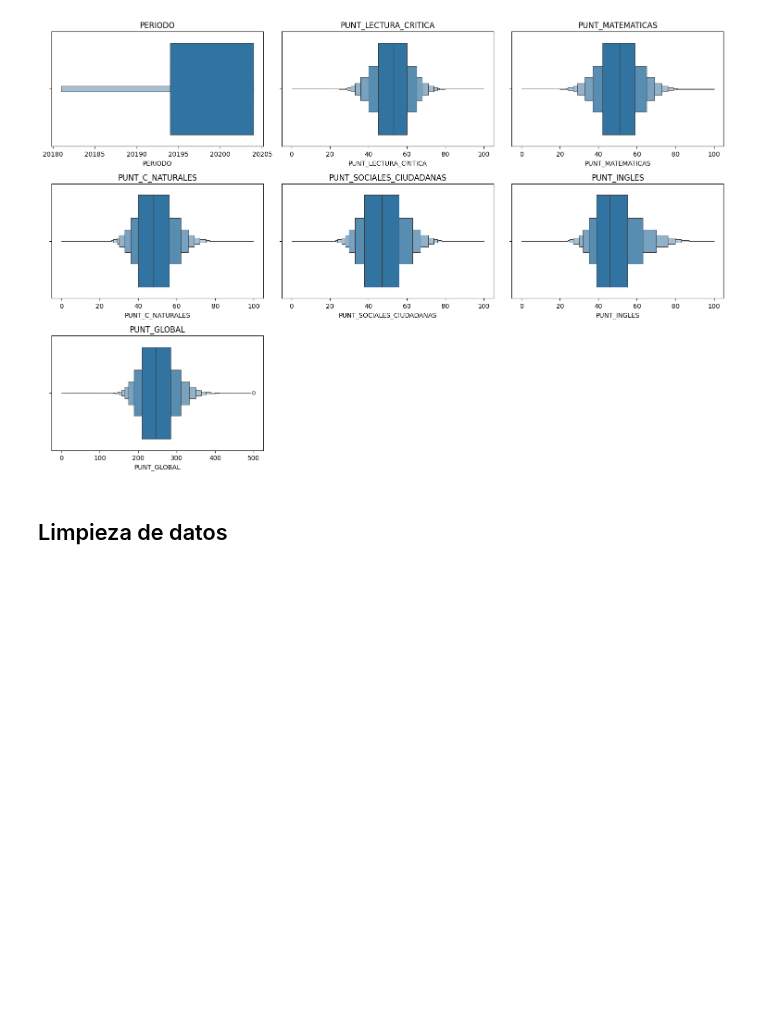
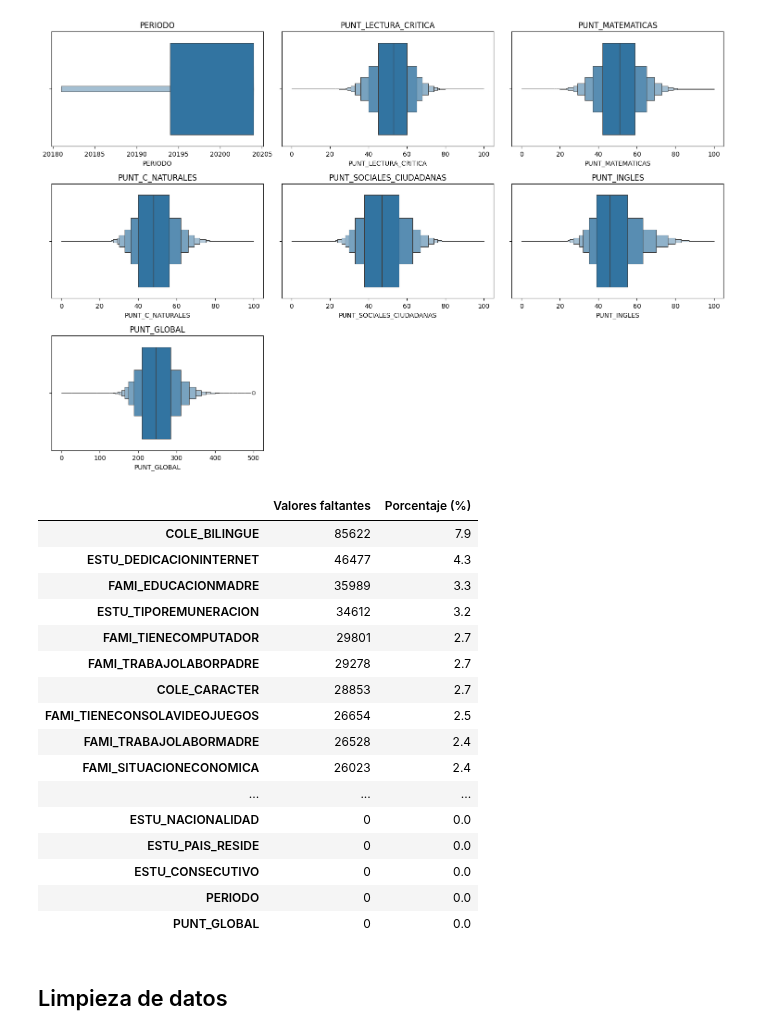
Before and after one commit to wespitia9/AVDV3-219, a Jupyter notebook: Modulo_2-Estadistica_y_Modelado_Matematico_Avanzado/Modulo-2_dev.ipynb, the cells around one changed output. Cells and saved outputs as stored; diff of their text form; code cells hidden in the pictures; blank space fills up the shorter version.

```diff
--- a/Modulo_2-Estadistica_y_Modelado_Matematico_Avanzado/Modulo-2_dev.ipynb
+++ b/Modulo_2-Estadistica_y_Modelado_Matematico_Avanzado/Modulo-2_dev.ipynb
@@ -286,3 +284,34 @@ plt.show
+# %%
+# Análisis de valores faltantes por columna
+datos_faltantes = df_acumulado_saber_11.isnull().sum()
+porcentaje_faltas = (df_acumulado_saber_11.isnull().sum() / len(df_acumulado_saber_11)) * 100
+
+faltantes_df = pd.DataFrame({
+    'Valores faltantes': datos_faltantes,
+    'Porcentaje (%)' : porcentaje_faltas
+})
+
+# Ordernar de manera descendente por %
+faltantes_df = faltantes_df.sort_values(by='Porcentaje (%)', ascending=False)
+faltantes_df
+# %% [output]
+|  | Valores faltantes | Porcentaje (%) |
+| COLE_BILINGUE | 85622 | 7.9 |
+| ESTU_DEDICACIONINTERNET | 46477 | 4.3 |
+| FAMI_EDUCACIONMADRE | 35989 | 3.3 |
+| ESTU_TIPOREMUNERACION | 34612 | 3.2 |
+| FAMI_TIENECOMPUTADOR | 29801 | 2.7 |
+| FAMI_TRABAJOLABORPADRE | 29278 | 2.7 |
+| COLE_CARACTER | 28853 | 2.7 |
+| FAMI_TIENECONSOLAVIDEOJUEGOS | 26654 | 2.5 |
+| FAMI_TRABAJOLABORMADRE | 26528 | 2.4 |
+| FAMI_SITUACIONECONOMICA | 26023 | 2.4 |
+| ... | ... | ... |
+| ESTU_NACIONALIDAD | 0 | 0.0 |
+| ESTU_PAIS_RESIDE | 0 | 0.0 |
+| ESTU_CONSECUTIVO | 0 | 0.0 |
+| PERIODO | 0 | 0.0 |
+| PUNT_GLOBAL | 0 | 0.0 |
 # %% [markdown]
 ## Limpieza de datos
 # %% [markdown]
```
Also changed, not shown: parts of 7 cells of this notebook.
